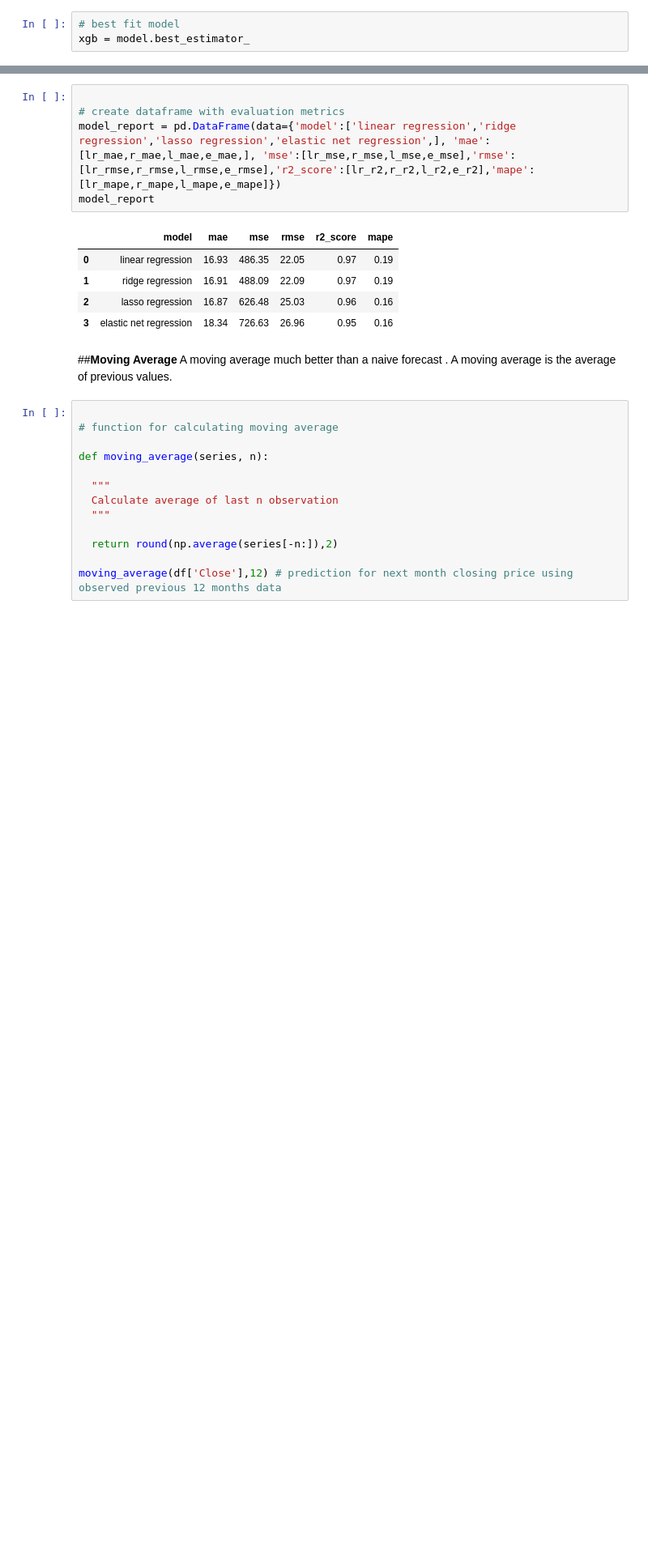
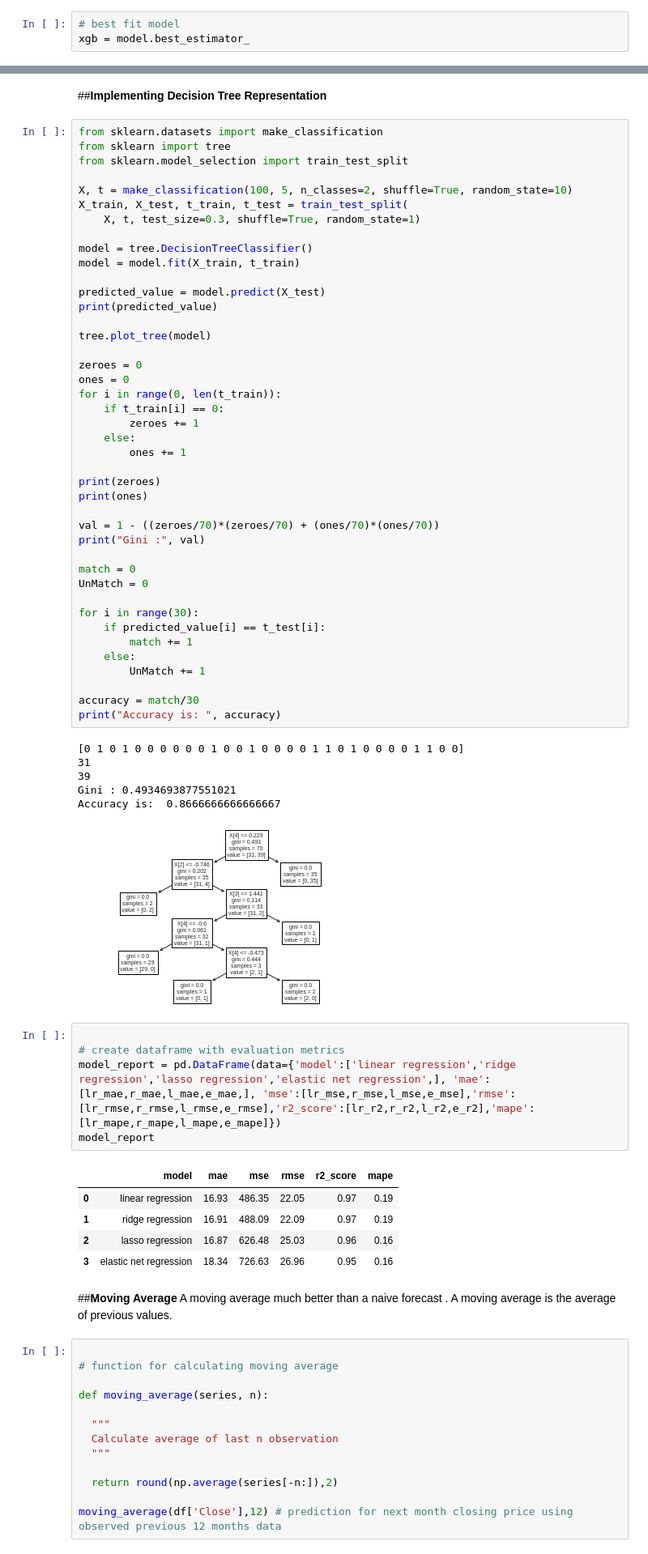
Before and after one commit to reenaverma97/ML-Yes-bank-stock-closing-price-prediction, a Jupyter notebook: Copy_of_ML_Submission_Team_data__imers.ipynb, the cells around one changed output, grey strips where cells are left out. Shown at 81% size. Drawn from its saved outputs; the diff is of its cells as text; blank space fills up the shorter version.

```diff
--- a/Copy_of_ML_Submission_Team_data__imers.ipynb
+++ b/Copy_of_ML_Submission_Team_data__imers.ipynb
@@ -784,6 +805,57 @@ plotModelResults(xgb,
                 plot_anomalies=True)
 # %% [output]
 [figure]
+# %% [markdown]
+##**Implementing Decision Tree Representation**
+# %%
+from sklearn.datasets import make_classification
+from sklearn import tree
+from sklearn.model_selection import train_test_split
+
+X, t = make_classification(100, 5, n_classes=2, shuffle=True, random_state=10)
+X_train, X_test, t_train, t_test = train_test_split(
+	X, t, test_size=0.3, shuffle=True, random_state=1)
+
+model = tree.DecisionTreeClassifier()
+model = model.fit(X_train, t_train)
+
+predicted_value = model.predict(X_test)
+print(predicted_value)
+
+tree.plot_tree(model)
+
+zeroes = 0
+ones = 0
+for i in range(0, len(t_train)):
+	if t_train[i] == 0:
+		zeroes += 1
+	else:
+		ones += 1
+
+print(zeroes)
+print(ones)
+
+val = 1 - ((zeroes/70)*(zeroes/70) + (ones/70)*(ones/70))
+print("Gini :", val)
+
+match = 0
+UnMatch = 0
+
+for i in range(30):
+	if predicted_value[i] == t_test[i]:
+		match += 1
+	else:
+		UnMatch += 1
+
+accuracy = match/30
+print("Accuracy is: ", accuracy)
+# %% [output]
+[0 1 0 1 0 0 0 0 0 0 1 0 0 1 0 0 0 0 1 1 0 1 0 0 0 0 1 1 0 0]
+31
+39
+Gini : 0.4934693877551021
+Accuracy is:  0.8666666666666667
+[figure, added]
 # %%
 
 # create dataframe with evaluation metrics
```
Also changed, not shown: parts of 13 cells of this notebook.
